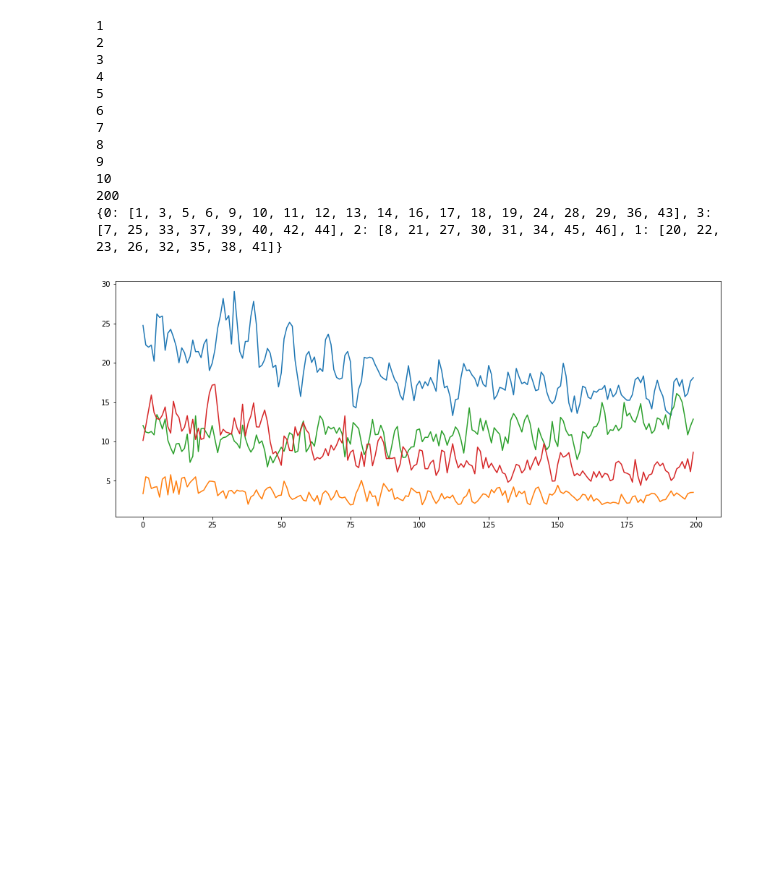
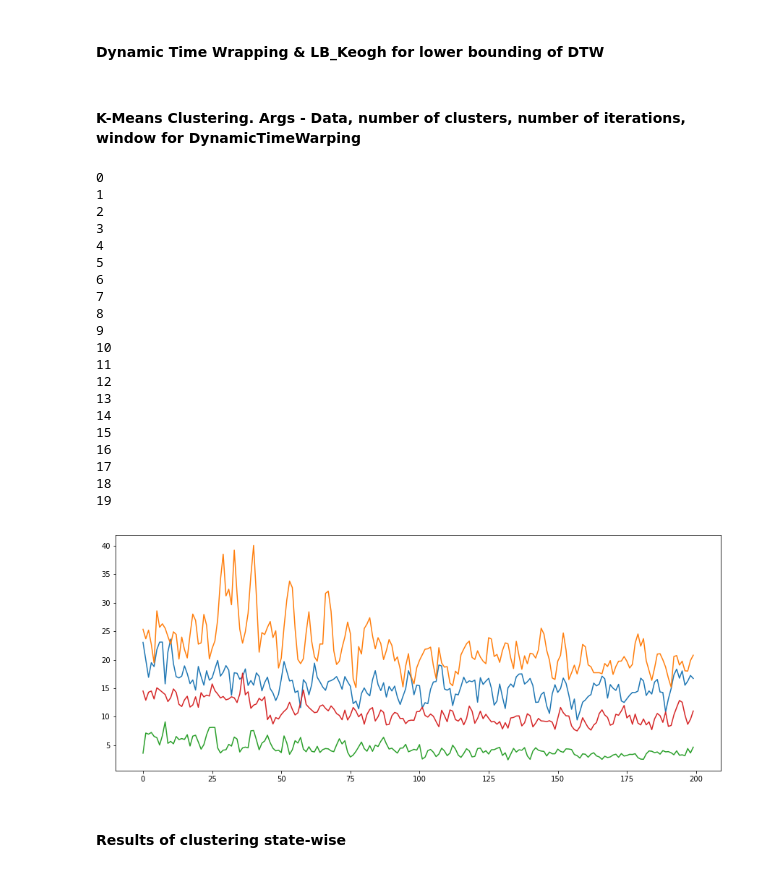
Before and after one commit to daxamin/Air-Pollution-Prediction, a Jupyter notebook: stateWiseClustering.ipynb, the cells around one changed output. Drawn from its saved outputs; the diff is of its cells as text; code cells hidden in the pictures; blank space fills up the shorter version.

Commit message:
Cleaning Clustering

```diff
--- a/stateWiseClustering.ipynb
+++ b/stateWiseClustering.ipynb
@@ -39 +41,3 @@ finaltimeSeriesList = np.asarray(timeSeriesList)
+# %% [markdown]
+#### Dynamic Time Wrapping & LB_Keogh for lower bounding of DTW
 # %%
@@ -72 +76,3 @@ def LB_Keogh(s1,s2,r):
+# %% [markdown]
+#### K-Means Clustering. Args - Data, number of clusters, number of iterations, window for DynamicTimeWarping
 # %%
@@ -108,28 +109,33 @@ def k_means_clust(data,num_clust,num_iter,w=5):
 # %%
-#dataForKmeans = finaltimeSeriesList[:,:-1]
-#print(dataForKmeans)
-#centroids, assignments=k_means_clust(dataForKmeans,4,10,5)
-centroids, assignments=k_means_clust(finaltimeSeriesList,4,10,5)
-print(len(centroids[1]))
+centroids, clusterID = KMeans(finaltimeSeriesList, 4, 20, 5)
 
-print(assignments)
 for i in centroids:
     plt.plot(i)
 
 plt.show()
 # %% [output]
+0
 1
 2
 3
 4
 5
 6
 7
 8
 9
 10
-200
-{0: [1, 3, 5, 6, 9, 10, 11, 12, 13, 14, 16, 17, 18, 19, 24, 28, 29, 36, 43], 3: [7, 25, 33, 37, 39, 40, 42, 44], 2: [8, 21, 27, 30, 31, 34, 45, 46], 1: [20, 22, 23, 26, 32, 35, 38, 41]}
+11
+12
+13
+14
+15
+16
+17
+18
+19
-[figure, old version]
+[figure, new version]
+# %% [markdown]
+#### Results of clustering state-wise
 # %%
 dictionary = {}
```
Also changed, not shown: parts of 29 cells of this notebook, 2 other files.
